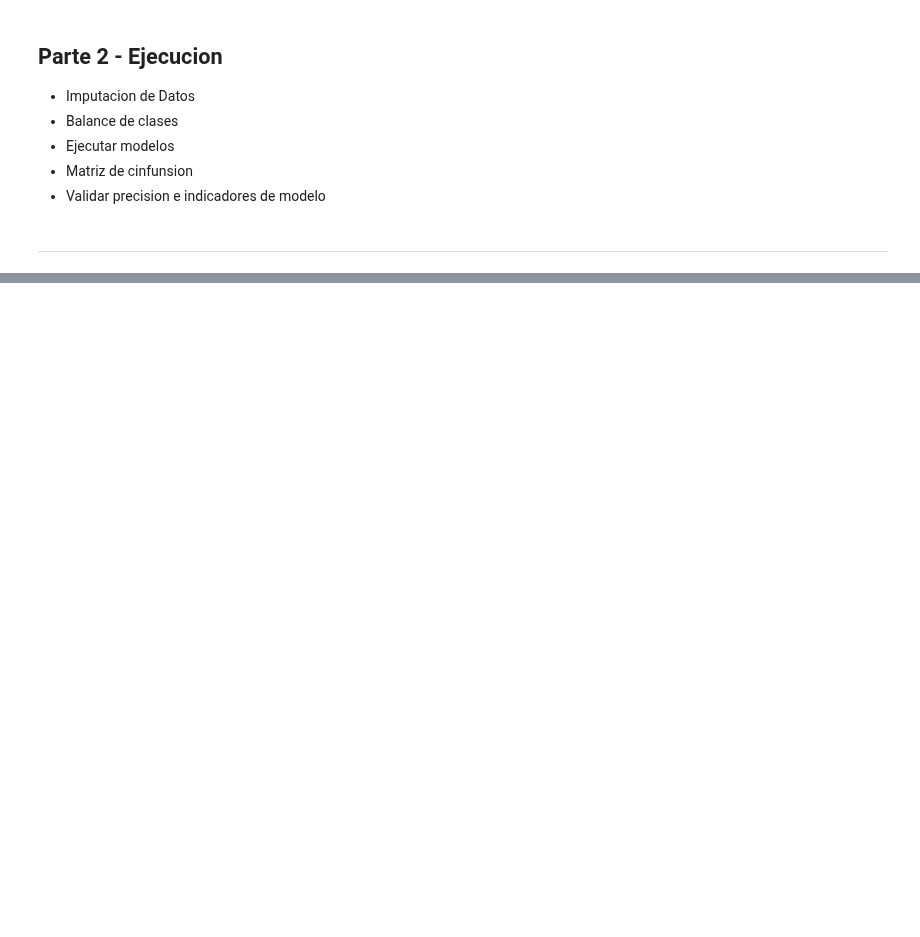
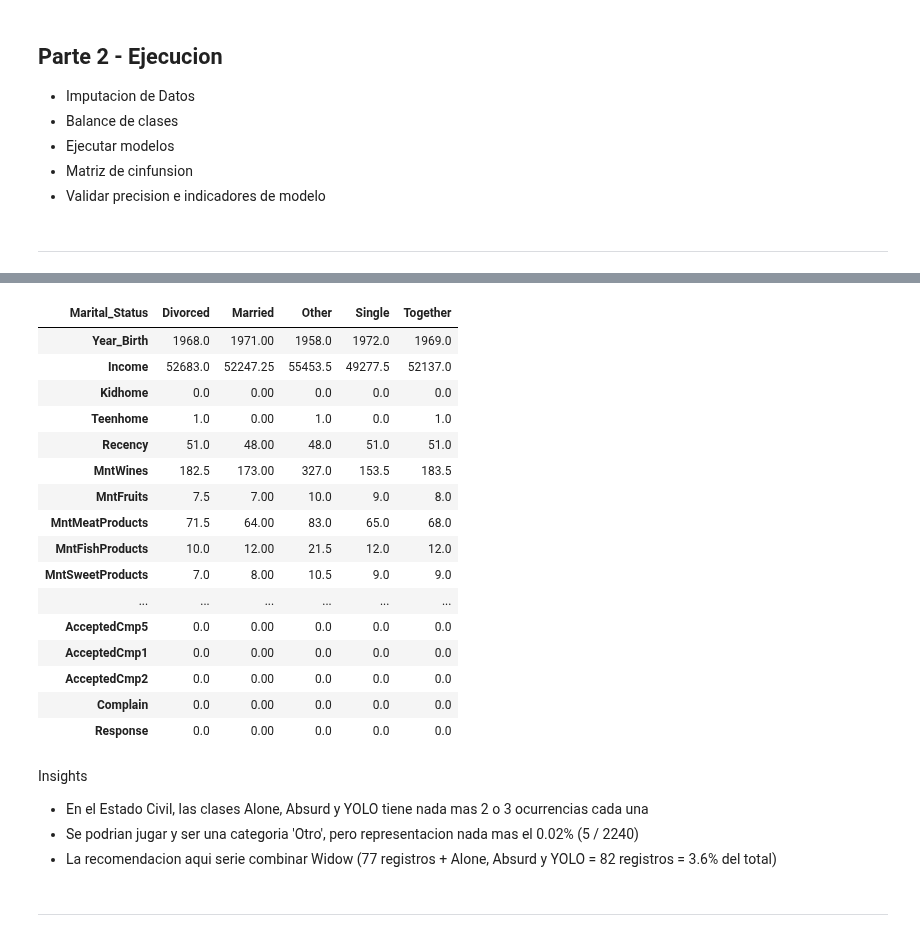
Before and after one commit to BryanHs20/Python-para-Data-Analyst, a Jupyter notebook: Python Avanzado/Machine Learning/Machine Learning.ipynb, the cells around one changed output, grey strips where cells are left out. Saved outputs shown, nothing was run; the diff lists cells and outputs as text; code cells hidden in the pictures; blank space fills up the shorter version.

```diff
--- a/Python Avanzado/Machine Learning/Machine Learning.ipynb
+++ b/Python Avanzado/Machine Learning/Machine Learning.ipynb
@@ -462,0 +614,3 @@ x_train.head(5)
+# %%
+# asigna clases que tienen poca representacion a la categoria 'Other'
+df['Marital_Status'].replace({'Widow': 'Other', 'Alone': 'Other', 'Absurd': 'Other', 'YOLO': 'Other'}, inplace=True)
@@ -462,0 +631,28 @@ x_train.head(5)
+# %%
+# Se vewn los estados civiles nuevos, incluyendo Other
+df.groupby(['Marital_Status']).apply(lambda x: x.select_dtypes(include=[np.number]).median()).round(2).T
+# %% [output]
+| Marital_Status | Divorced | Married | Other | Single | Together |
+| Year_Birth | 1968.0 | 1971.00 | 1958.0 | 1972.0 | 1969.0 |
+| Income | 52683.0 | 52247.25 | 55453.5 | 49277.5 | 52137.0 |
+| Kidhome | 0.0 | 0.00 | 0.0 | 0.0 | 0.0 |
+| Teenhome | 1.0 | 0.00 | 1.0 | 0.0 | 1.0 |
+| Recency | 51.0 | 48.00 | 48.0 | 51.0 | 51.0 |
+| MntWines | 182.5 | 173.00 | 327.0 | 153.5 | 183.5 |
+| MntFruits | 7.5 | 7.00 | 10.0 | 9.0 | 8.0 |
+| MntMeatProducts | 71.5 | 64.00 | 83.0 | 65.0 | 68.0 |
+| MntFishProducts | 10.0 | 12.00 | 21.5 | 12.0 | 12.0 |
+| MntSweetProducts | 7.0 | 8.00 | 10.5 | 9.0 | 9.0 |
+| ... | ... | ... | ... | ... | ... |
+| AcceptedCmp5 | 0.0 | 0.00 | 0.0 | 0.0 | 0.0 |
+| AcceptedCmp1 | 0.0 | 0.00 | 0.0 | 0.0 | 0.0 |
+| AcceptedCmp2 | 0.0 | 0.00 | 0.0 | 0.0 | 0.0 |
+| Complain | 0.0 | 0.00 | 0.0 | 0.0 | 0.0 |
+| Response | 0.0 | 0.00 | 0.0 | 0.0 | 0.0 |
+# %% [markdown]
+Insights
+- En el Estado Civil, las clases Alone, Absurd y YOLO tiene nada mas 2 o 3 ocurrencias cada una
+- Se podrian jugar y ser una categoria 'Otro', pero representacion nada mas el 0.02% (5 / 2240)
+- La recomendacion aqui serie combinar Widow (77 registros + Alone, Absurd y YOLO = 82 registros = 3.6% del total)
+# %% [markdown]
+---
```
Also changed, not shown: parts of 50 cells of this notebook, 1 other file.
